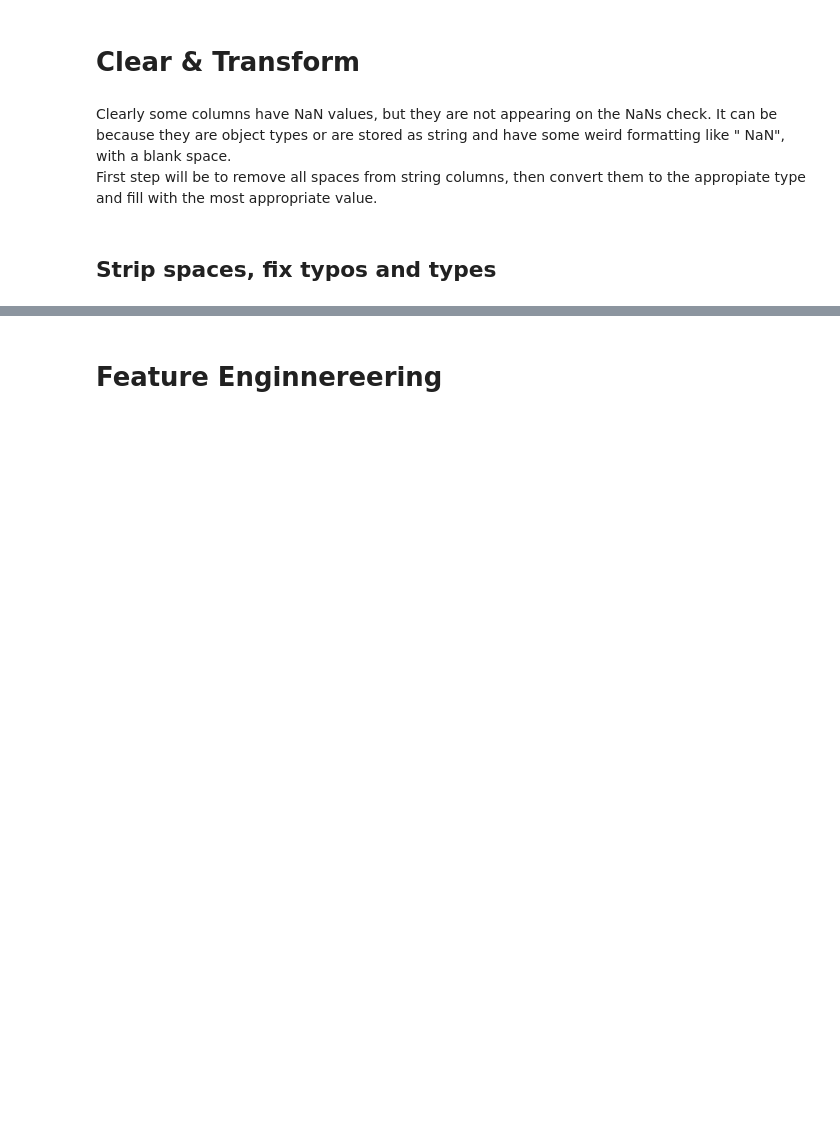
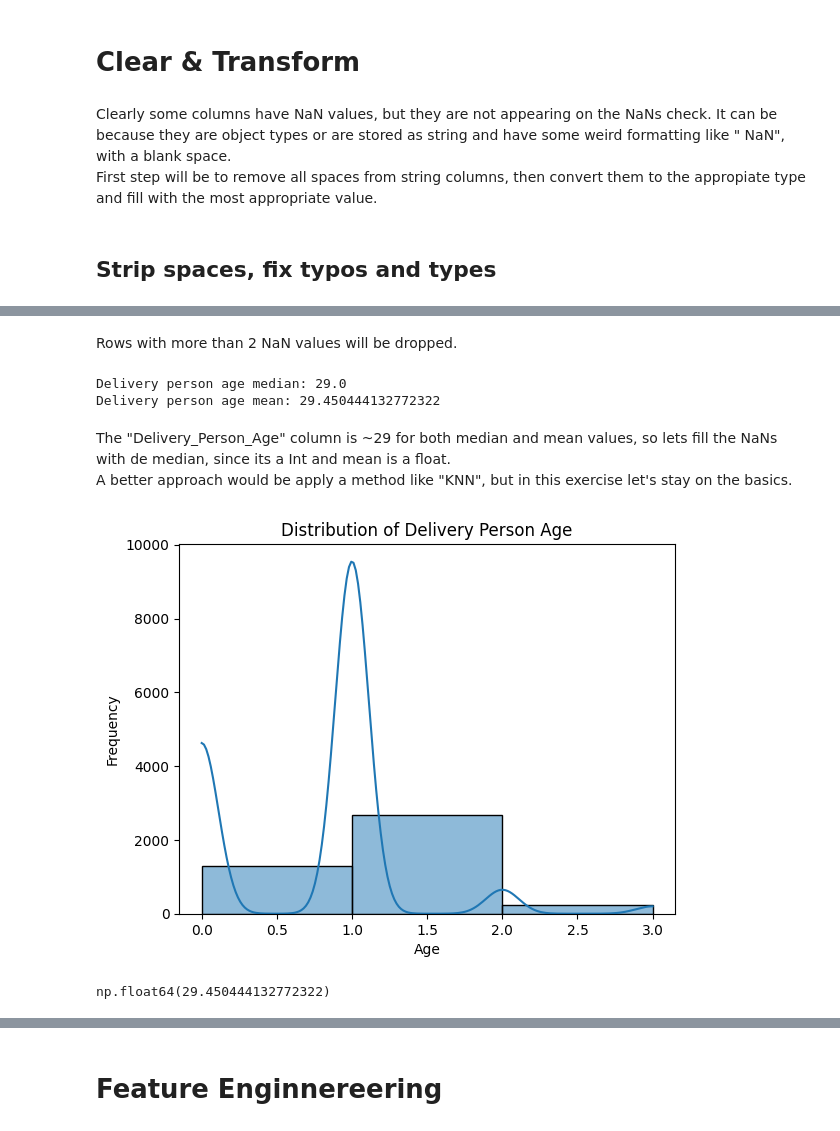
Before and after one commit to luc457x/CDS-PA, a Jupyter notebook: notebook.ipynb, the cells around one changed output, grey strips where cells are left out. Saved outputs shown, nothing was run; the diff lists cells and outputs as text; code cells hidden in the pictures; blank space fills up the shorter version.

```diff
--- a/notebook.ipynb
+++ b/notebook.ipynb
@@ -114,10 +114,10 @@ df_clear["Delivery_person_Age"] = df_clear["Delivery_person_Age"].apply(pd.to_nu
 df_clear["Delivery_person_Ratings"] = df_clear["Delivery_person_Ratings"].apply(pd.to_numeric, errors="coerce")
 df_clear["multiple_deliveries"] = df_clear["multiple_deliveries"].apply(pd.to_numeric, errors="coerce").astype("Int64")
 # Fix typo on column name
-df_clear.rename(columns={'Time_Orderd': 'Time_Ordered'}, inplace=True)
-# Convert dates and times from object to date.time
-df_clear["Order_Date"] = pd.to_datetime(df_clear["Order_Date"], format="%d-%m-%Y")
-df_clear["Time_Ordered"] = pd.to_datetime(df_clear["Time_Ordered"], format="%H:%M:%S")
-df_clear["Time_Order_picked"] = pd.to_datetime(df_clear["Time_Order_picked"], format="%H:%M:%S")
+df_clear.rename(columns={"Time_Orderd": "Time_Ordered"}, inplace=True)
+# Convert dates and times to datetime objects, than to string to better work with it later.
+df_clear["Order_Date"] = pd.to_datetime(df_clear["Order_Date"], format="%d-%m-%Y").astype("string")
+df_clear["Time_Ordered"] = pd.to_datetime(df_clear["Time_Ordered"], format="%H:%M:%S").dt.time.astype("string")
+df_clear["Time_Order_picked"] = pd.to_datetime(df_clear["Time_Order_picked"], format="%H:%M:%S").dt.time.astype("string")
 # Remove letters from the Column "Time_taken(min)" and change it to Int64
 df_clear["Time_taken(min)"] = df_clear["Time_taken(min)"].str.extract(r'(\d+)').astype("Int64")
@@ -123,0 +128,10 @@ df_clear["Time_taken(min)"] = df_clear["Time_taken(min)"].str.extract(r'(\d+)').
+# %%
+# Merge date and time columns for better timestamp conversion
+df_clear["Time_Ordered"] = pd.to_datetime(df_clear["Order_Date"] + " " + df_clear["Time_Ordered"], format="%Y-%m-%d %H:%M:%S")
+df_clear["Time_Order_picked"] = pd.to_datetime(df_clear['Order_Date'] + " " + df_clear["Time_Order_picked"], format="%Y-%m-%d %H:%M:%S")
+# Add 1 day to order made before midnight and delivered after
+df_clear["Time_Order_picked"] = df_clear.apply(lambda row: row["Time_Order_picked"] + pd.Timedelta(days=1) if row["Time_Ordered"] > row["Time_Order_picked"] else row["Time_Order_picked"], axis=1)
+# Calculate delivery time based on Time_order_pick + time_taken
+df_clear["Time_Order_delivered"] = df_clear["Time_Order_picked"] + pd.to_timedelta(df_clear["Time_taken(min)"], unit="m")
+# Drop unnecessary columns
+df_clear.drop(["Order_Date", "Time_taken(min)"], axis=1, inplace=True)
@@ -126,3 +176,29 @@ df_clear["Time_taken(min)"] = df_clear["Time_taken(min)"].str.extract(r'(\d+)').
+# %% [markdown]
+Rows with more than 2 NaN values will be dropped.
+# %%
+df_clear = df_clear.dropna(thresh=len(df_clear.columns) - 2).reset_index(drop=True)
+# %%
+print(f"Delivery person age median: {df_clear['Delivery_person_Age'].median()}")
+print(f"Delivery person age mean: {df_clear['Delivery_person_Age'].mean()}")
+# %% [output]
+Delivery person age median: 29.0
+Delivery person age mean: 29.450444132772322
+# %% [markdown]
+The "Delivery_Person_Age" column is ~29 for both median and mean values, so lets fill the NaNs with de median, since its a Int and mean is a float.<br>A better approach would be apply a method like "KNN", but in this exercise let's stay on the basics.
+# %%
+df_clear["Delivery_person_Age"] = df_clear['Delivery_person_Age'].fillna(df_clear['Delivery_person_Age'].median())
+# %%
+sns.histplot(df_clear["multiple_deliveries"], kde=True, bins=range(int(df_clear["multiple_deliveries"].min()), int(df_clear["multiple_deliveries"].max()) + 1))
+plt.title("Distribution of Delivery Person Age")
+plt.xlabel("Age")
+plt.ylabel("Frequency")
+plt.show()
+# %% [output]
+[figure, added]
+# %%
+df_work["Delivery_person_Age"].mean()
+# %% [output]
+np.float64(29.450444132772322)
 # %%
 checkData(df_clear)
 # %% [output]
```
Also changed, not shown: parts of 14 cells of this notebook.
